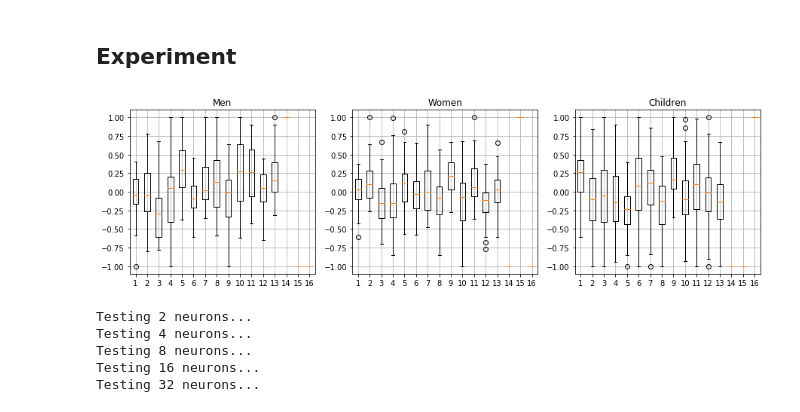
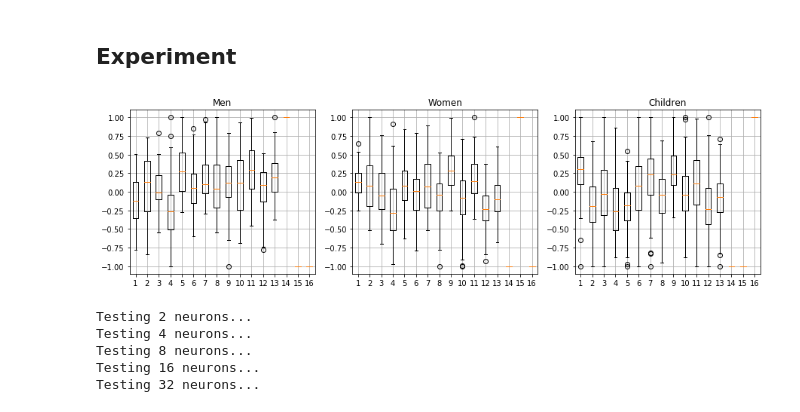
Before and after one commit to djaquet5/MLG_Lab03, a Jupyter notebook: lab04/experience_3.ipynb, the cells around one changed output. Drawn from its saved outputs; the diff is of its cells as text; code cells hidden in the pictures.

```diff
--- a/lab04/experience_3.ipynb
+++ b/lab04/experience_3.ipynb
@@ -72,13 +96,13 @@ def scale(array, min, max):
 # %%
 # src : https://stackoverflow.com/questions/3207219/how-do-i-list-all-files-of-a-directory
 # Collect all the men files
-men_files = [file for file in os.listdir(PATH) if (os.path.isfile(os.path.join(PATH, file)) and file.startswith('nam') and file.endswith('.wav'))]
+men_files = [file for file in os.listdir(PATH) if (os.path.isfile(os.path.join(PATH, file)) and (file.startswith('nam') or file.startswith('sam')) and file.endswith('.wav'))]
 
 # Collect all the women files
-women_files = [file for file in os.listdir(PATH) if (os.path.isfile(os.path.join(PATH, file)) and file.startswith('naf') and file.endswith('.wav'))]
+women_files = [file for file in os.listdir(PATH) if (os.path.isfile(os.path.join(PATH, file)) and (file.startswith('naf') or file.startswith('saf')) and file.endswith('.wav'))]
 
 # Collect all the children files
-children_files = [file for file in os.listdir(PATH) if (os.path.isfile(os.path.join(PATH, file)) and file.startswith('nk') and file.endswith('.wav'))]
+children_files = [file for file in os.listdir(PATH) if (os.path.isfile(os.path.join(PATH, file)) and (file.startswith('nk') or file.startswith('sk')) and file.endswith('.wav'))]
 # %%
 men = read_files(men_files)
 women = read_files(women_files)
@@ -88,9 +112,9 @@ men_mfcc = generate_mfcc(men)
 women_mfcc = generate_mfcc(women)
 children_mfcc = generate_mfcc(children)
 
-men_feature = calculate_feature_median(men_mfcc)
-women_feature = calculate_feature_median(women_mfcc)
-children_feature = calculate_feature_median(children_mfcc)
+men_feature = calculate_feature_mean(men_mfcc)
+women_feature = calculate_feature_mean(women_mfcc)
+children_feature = calculate_feature_mean(children_mfcc)
 # %%
 # Append all the datas
 datas = []
@@ -111,18 +135,18 @@ datas = scale(np.asarray(datas), -1, 1)
 # %%
 pl.figure(figsize=(15,4))
 pl.subplot(1,3,1)
-pl.boxplot(datas[:36])
+pl.boxplot(datas[:72])
 pl.title('Men')
 pl.grid()
 pl.subplot(1,3,2)
-pl.boxplot(datas[36:72])
+pl.boxplot(datas[72:144])
 pl.title('Women')
 pl.grid()
 pl.subplot(1,3,3)
-pl.boxplot(datas[72:])
+pl.boxplot(datas[144:])
 pl.title('Children')
 pl.grid()
 # %% [output]
-[figure, old version]
+[figure, new version]
 # %%
 N_INITS = 10
```
Also changed, not shown: parts of 14 cells of this notebook.
